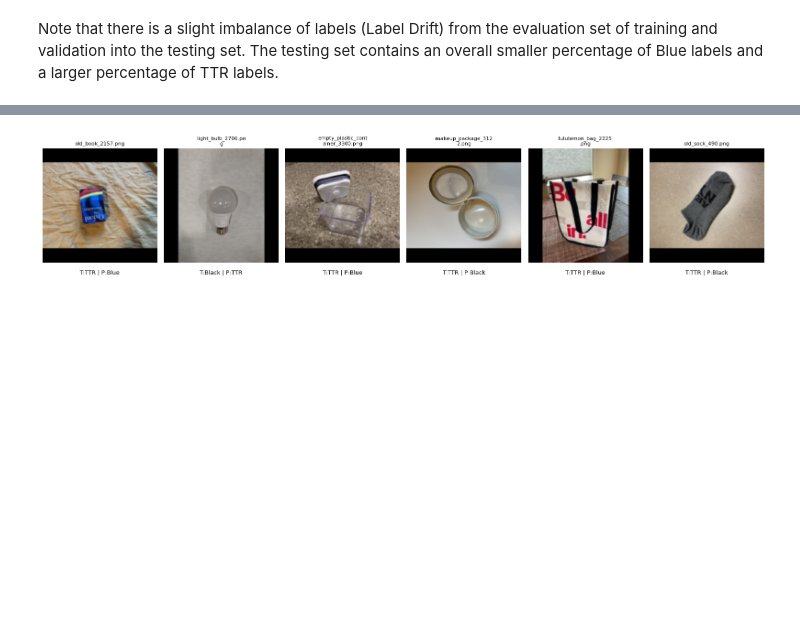
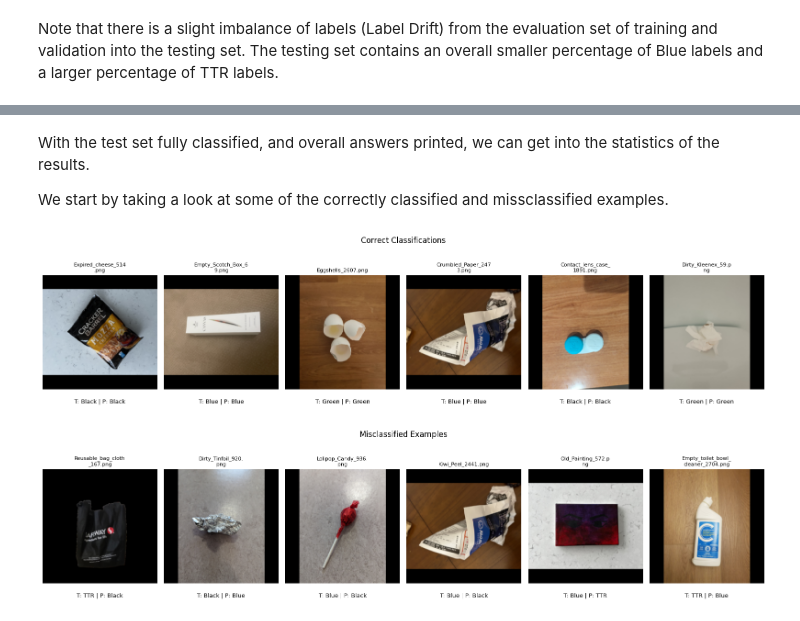
Before and after one commit to taranvirhundal/ENEN-645-Group-4, a Jupyter notebook: ENEN645_Assignment_2_Group_4.ipynb, the cells around one changed output, grey strips where cells are left out. Cells and saved outputs as stored; diff of their text form; code cells hidden in the pictures; blank space fills up the shorter version.

Commit message:
Added: early exiting, scheduler to systematically reduce LR, comments to code, markdown cells for flow + results, vertical line in training vs. validation plots, correctly classified example outputs

```diff
--- a/ENEN645_Assignment_2_Group_4.ipynb
+++ b/ENEN645_Assignment_2_Group_4.ipynb
@@ -734,31 +860,74 @@ Total misclassified: 662
+# %% [markdown]
+With the test set fully classified, and overall answers printed, we can get into the statistics of the results.
+
+We start by taking a look at some of the correctly classified and missclassified examples.
 # %%
-# === Plotting some of the mislablled samples ===
+# === Plotting Correct and Incorrect Classification Examples ===
 
+# Function to reverse ImageNet normalization for visualization
 def unnormalize(img):
+    """
+    Undo ImageNet normalization so images can be displayed correctly.
+    """
     mean = torch.tensor([0.485, 0.456, 0.406]).view(3,1,1)
     std  = torch.tensor([0.229, 0.224, 0.225]).view(3,1,1)
     return img * std + mean
 
-n = 6
-samples = random.sample(wrong, k=min(n, len(wrong)))
 
-plt.figure(figsize=(16, 4))
-for i, (img, t, p, path) in enumerate(samples, 1):
-    ax = plt.subplot(1, len(samples), i)
+def plot_examples(example_list, class_names, title, n=6):
+    """
+    example_list: list of stored samples (img_tensor, true_idx, pred_idx, filepath)
+    class_names: list of class labels
+    title: figure title
+    n: number of examples to display
+    """
 
-    ax.imshow(unnormalize(img).permute(1,2,0).clamp(0,1))
-    ax.axis("off")
+    if len(example_list) == 0:
+        print(f"No examples available for: {title}")
+        return
 
-    fname = os.path.basename(path)
-    fname = "\n".join(textwrap.wrap(fname, width=18))  # wrap long filenames
+    # Randomly sample up to n examples
+    samples = random.sample(example_list, k=min(n, len(example_list)))
 
-    ax.text(0.5, 1.02, fname, ha="center", va="bottom",
-            transform=ax.transAxes, fontsize=8)
+    plt.figure(figsize=(16, 4))
 
-    ax.text(0.5, -0.06, f"T:{class_names[t]} | P:{class_names[p]}",
-            ha="center", va="top", transform=ax.transAxes, fontsize=9)
+    for i, (img, t, p, path) in enumerate(samples, 1):
+        ax = plt.subplot(1, len(samples), i)
 
-plt.tight_layout()
-plt.show()
+        # Unnormalize and convert from (C,H,W) → (H,W,C)
+        img_vis = unnormalize(img).permute(1, 2, 0).clamp(0, 1)
+        ax.imshow(img_vis)
+        ax.axis("off")
+
+        # Display filename (wrapped for readability)
+        fname = os.path.basename(path)
+        fname = "\n".join(textwrap.wrap(fname, width=18))
+
+        ax.text(0.5, 1.02, fname,
+                ha="center", va="bottom",
+                transform=ax.transAxes, fontsize=8)
+
+        # Show true vs predicted label
+        ax.text(0.5, -0.08,
+                f"T: {class_names[t]} | P: {class_names[p]}",
+                ha="center", va="top",
+                transform=ax.transAxes, fontsize=9)
+
+    plt.suptitle(title)
+    plt.tight_layout()
+    plt.show()
+
+
+
+# ---- Plot Correct Examples ----
+plot_examples(correct, class_names,
+              title="Correct Classifications",
+              n=6)
+
+# ---- Plot Misclassified Examples ----
+plot_examples(wrong, class_names,
+              title="Misclassified Examples",
+              n=6)
 # %% [output]
-[figure, old version]
+[figure, new version]
+[figure, added]
```
Also changed, not shown: parts of 37 cells of this notebook.
